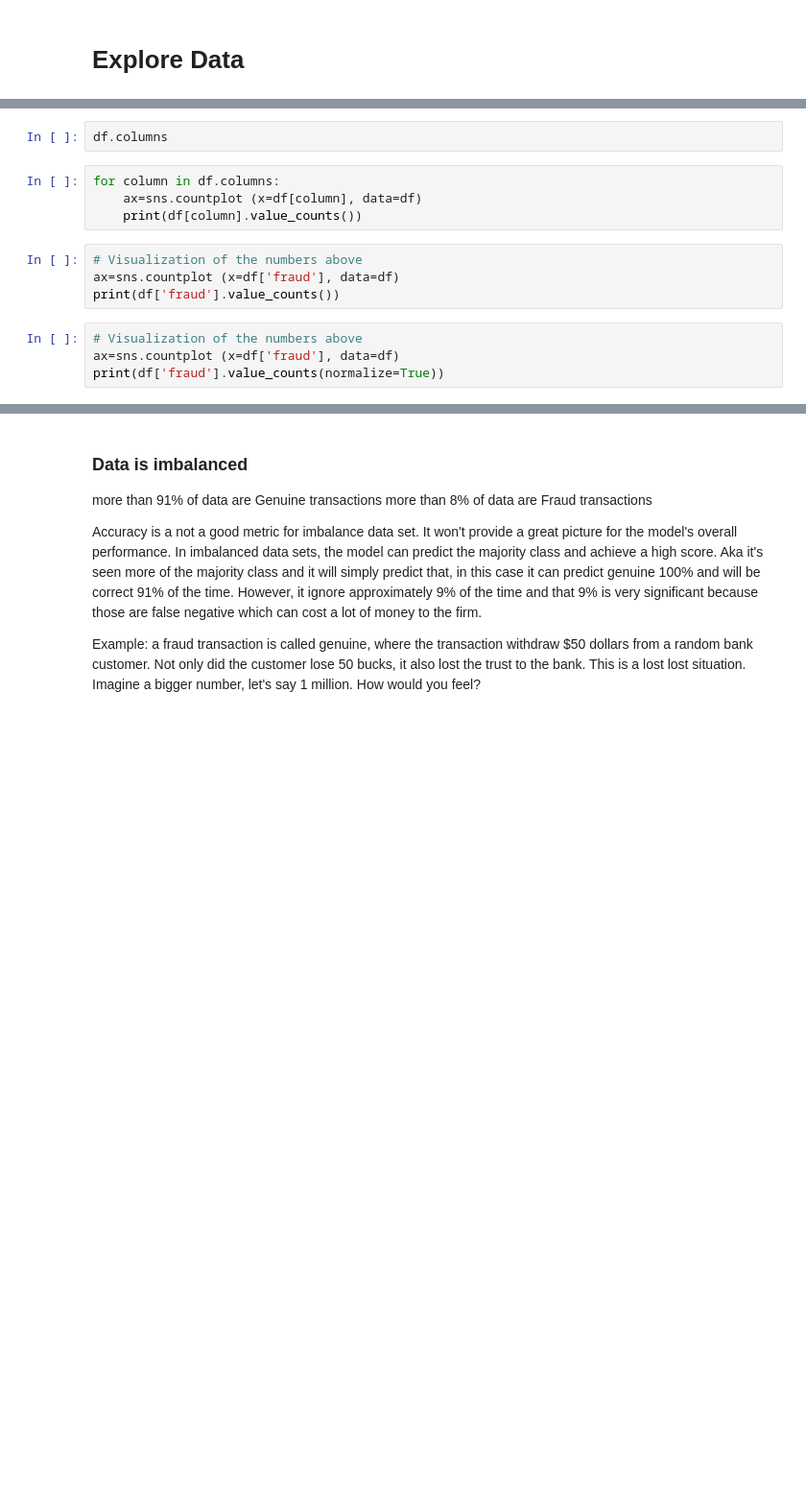
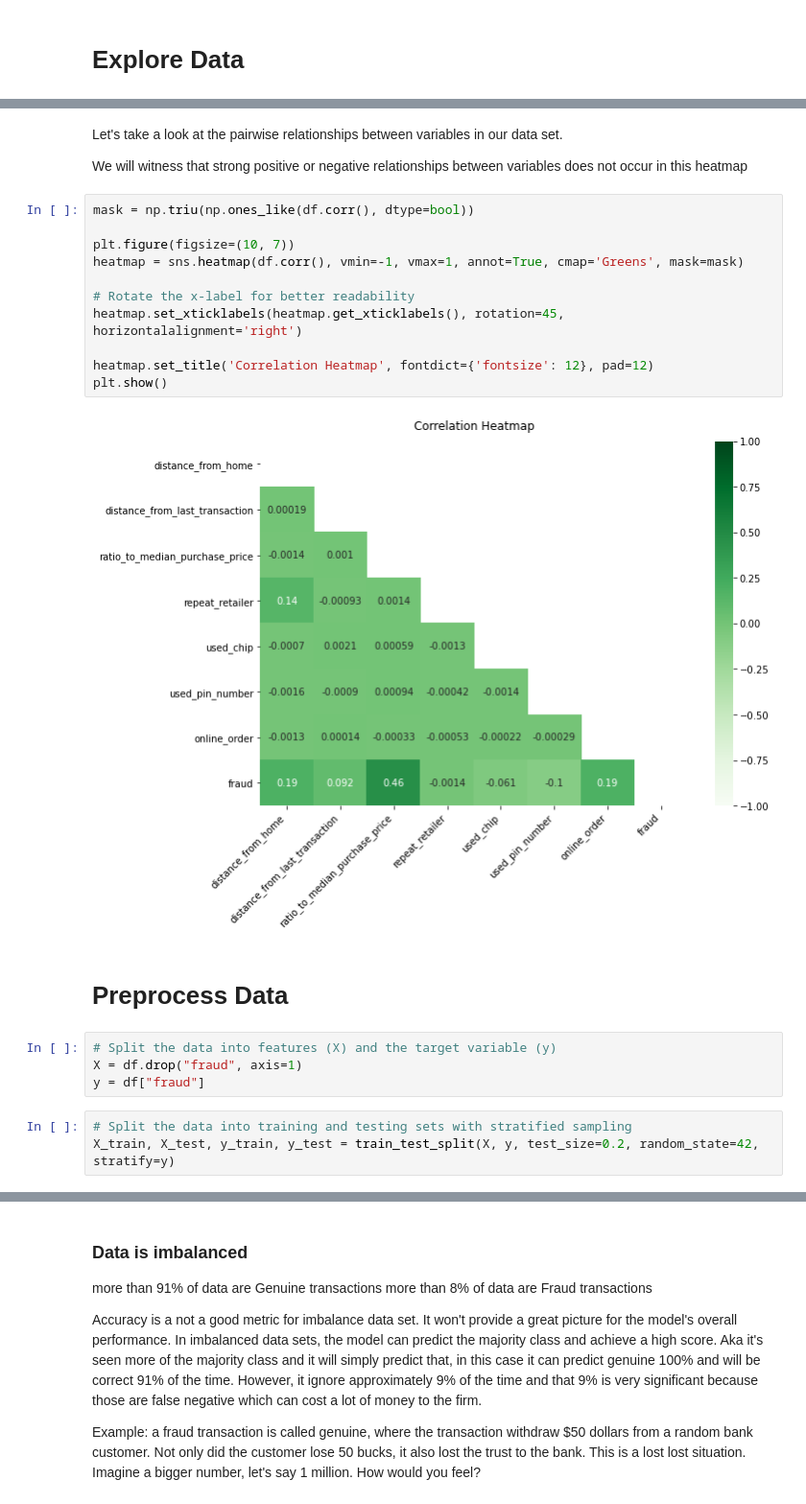
Before and after one commit to bag5635/VT_Capstone, a Jupyter notebook: Notebooks/Kelvin_Cupay/Final Notebook.ipynb, the cells around one changed output, grey strips where cells are left out. Shown at 96% size. Cells and saved outputs as stored; diff of their text form; blank space fills up the shorter version.

```diff
--- a/Notebooks/Kelvin_Cupay/Final Notebook.ipynb
+++ b/Notebooks/Kelvin_Cupay/Final Notebook.ipynb
@@ -124,14 +116,26 @@ plt.show()
-# %%
-df.columns
-# %%
-for column in df.columns:
-    ax=sns.countplot (x=df[column], data=df)
-    print(df[column].value_counts())
-# %%
-# Visualization of the numbers above
-ax=sns.countplot (x=df['fraud'], data=df)
-print(df['fraud'].value_counts())
-# %%
-# Visualization of the numbers above
-ax=sns.countplot (x=df['fraud'], data=df)
-print(df['fraud'].value_counts(normalize=True))
+# %% [markdown]
+Let's take a look at the pairwise relationships between variables in our data set.
+
+We will witness that strong positive or negative relationships between variables does not occur in this heatmap
+# %%
+mask = np.triu(np.ones_like(df.corr(), dtype=bool))
+
+plt.figure(figsize=(10, 7))
+heatmap = sns.heatmap(df.corr(), vmin=-1, vmax=1, annot=True, cmap='Greens', mask=mask)
+
+# Rotate the x-label for better readability
+heatmap.set_xticklabels(heatmap.get_xticklabels(), rotation=45, horizontalalignment='right')
+
+heatmap.set_title('Correlation Heatmap', fontdict={'fontsize': 12}, pad=12)
+plt.show()
+# %% [output]
+[figure, added]
+# %% [markdown]
+# Preprocess Data
+# %%
+# Split the data into features (X) and the target variable (y)
+X = df.drop("fraud", axis=1)
+y = df["fraud"]
+# %%
+# Split the data into training and testing sets with stratified sampling
+X_train, X_test, y_train, y_test = train_test_split(X, y, test_size=0.2, random_state=42, stratify=y)
```
Also changed, not shown: parts of 42 cells of this notebook, 2 other files.
